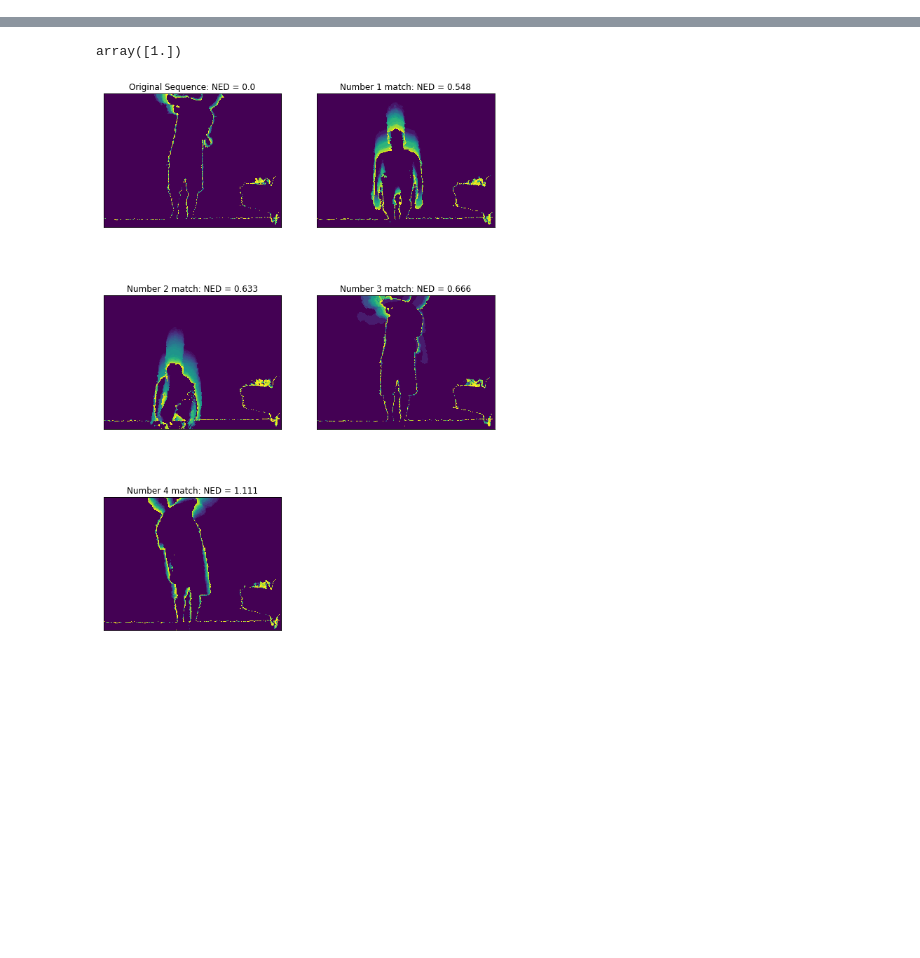
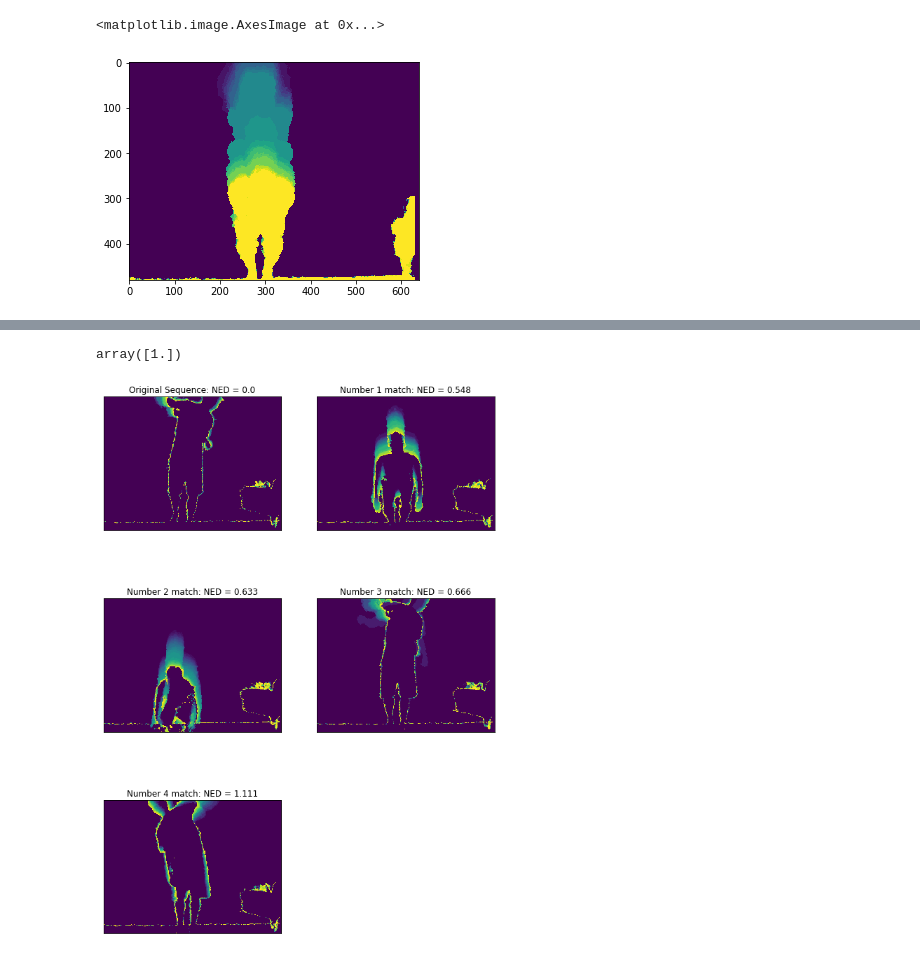
Before and after one commit to tracetidwell/cs6476, a Jupyter notebook: assignments/ps_5/PS_5.ipynb, the cells around one changed output, grey strips where cells are left out. Saved outputs shown, nothing was run; the diff lists cells and outputs as text; code cells hidden in the pictures; blank space fills up the shorter version.

```diff
--- a/assignments/ps_5/PS_5.ipynb
+++ b/assignments/ps_5/PS_5.ipynb
@@ -38,0 +88,5 @@ def norm_dists(train_examples, train_idxs, test_example):
+# %%
+plt.imshow(mhis[:, :, c])
+# %% [output]
+<matplotlib.image.AxesImage at 0x...>
+[figure, added]
```
Also changed, not shown: parts of 38 cells of this notebook, 16 other files.
